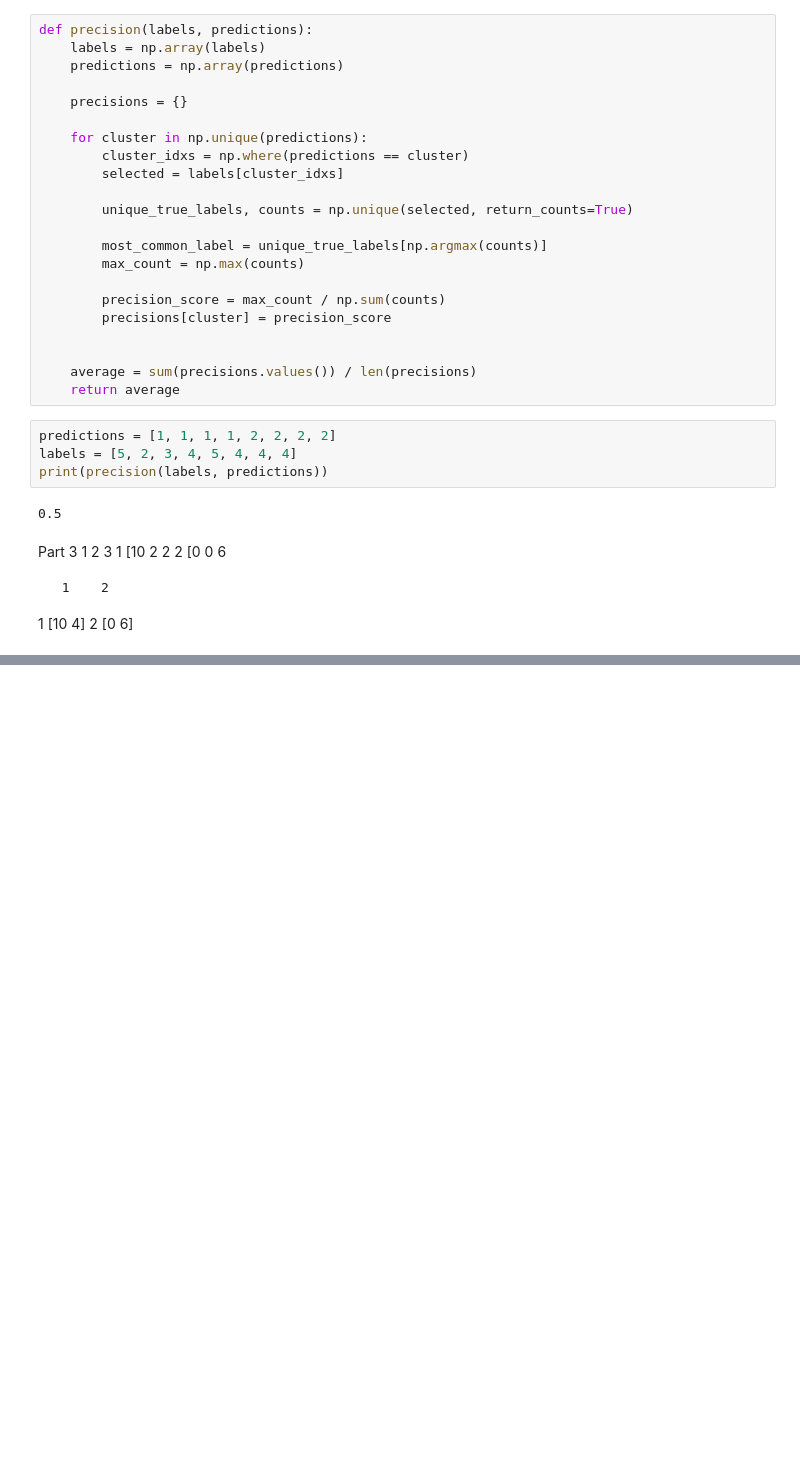
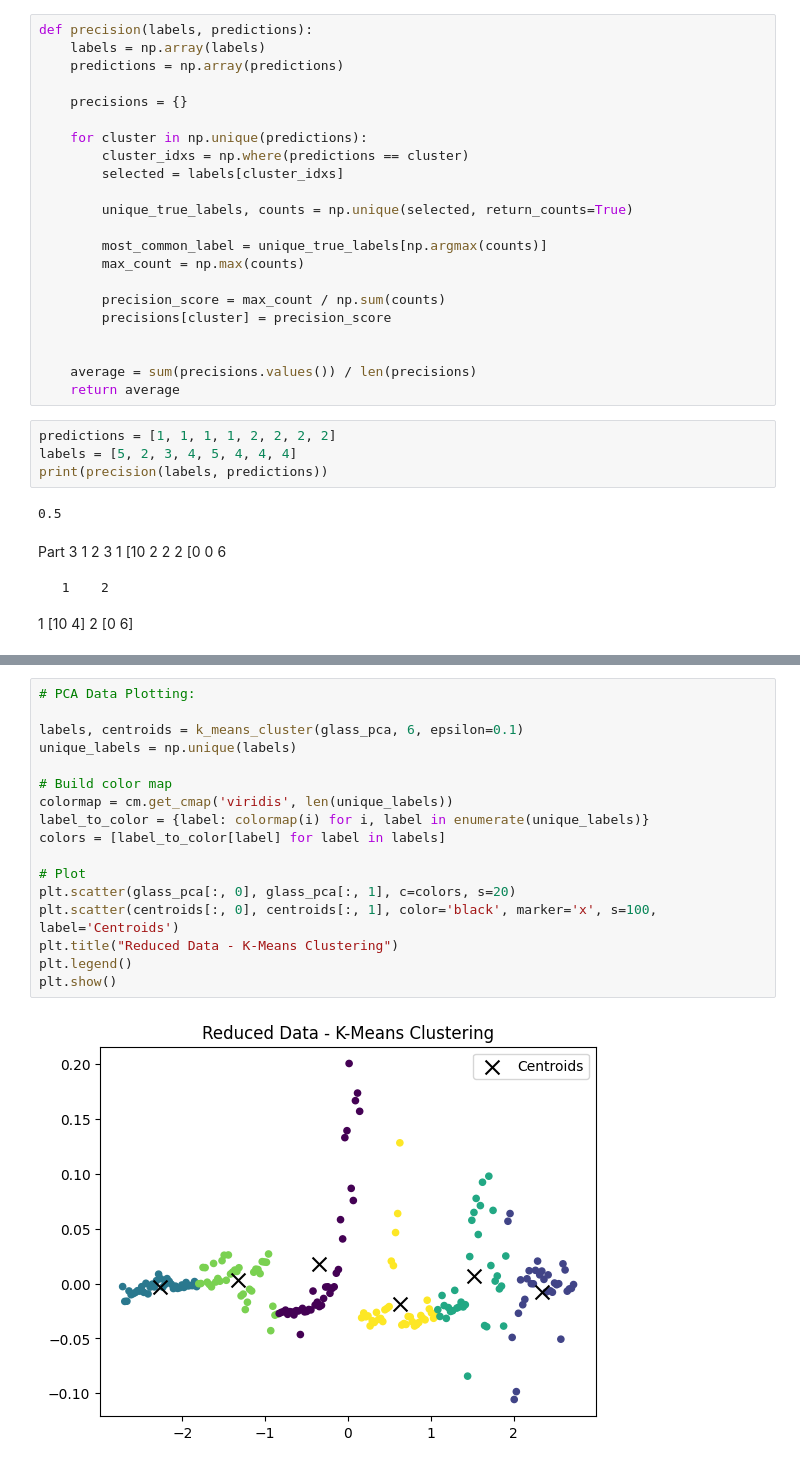
Before and after one commit to joshaney324/DataMiningProject3, a Jupyter notebook: Project3.ipynb, the cells around one changed output, grey strips where cells are left out. Drawn from its saved outputs; the diff is of its cells as text; blank space fills up the shorter version.

```diff
--- a/Project3.ipynb
+++ b/Project3.ipynb
@@ -253,0 +333,19 @@ Part 3
+# %%
+# PCA Data Plotting:
+
+labels, centroids = k_means_cluster(glass_pca, 6, epsilon=0.1)
+unique_labels = np.unique(labels)
+
+# Build color map
+colormap = cm.get_cmap('viridis', len(unique_labels))
+label_to_color = {label: colormap(i) for i, label in enumerate(unique_labels)}
+colors = [label_to_color[label] for label in labels]
+
+# Plot
+plt.scatter(glass_pca[:, 0], glass_pca[:, 1], c=colors, s=20)
+plt.scatter(centroids[:, 0], centroids[:, 1], color='black', marker='x', s=100, label='Centroids')
+plt.title("Reduced Data - K-Means Clustering")
+plt.legend()
+plt.show()
+# %% [output]
+[figure, added]
```
Also changed, not shown: parts of 11 cells of this notebook.
